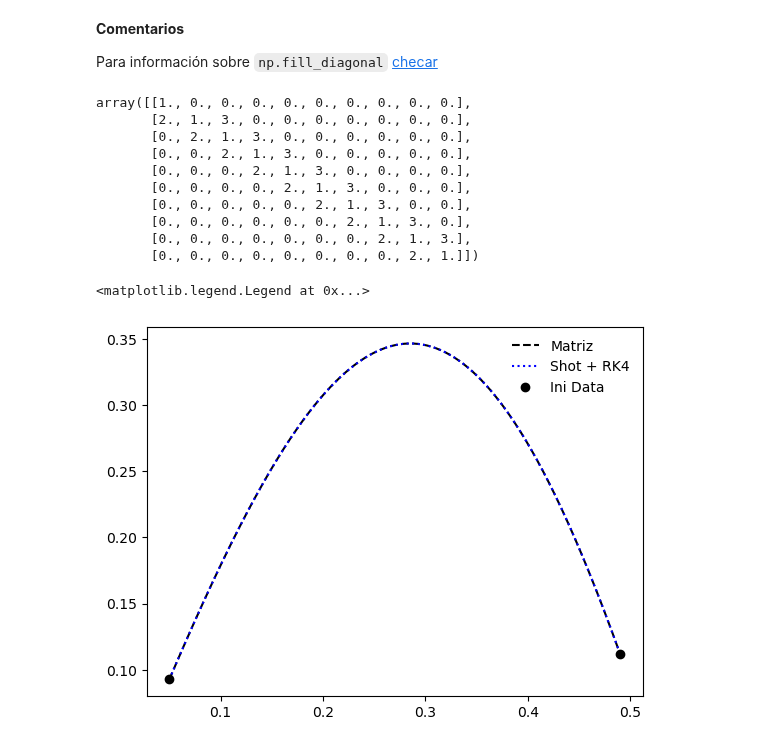
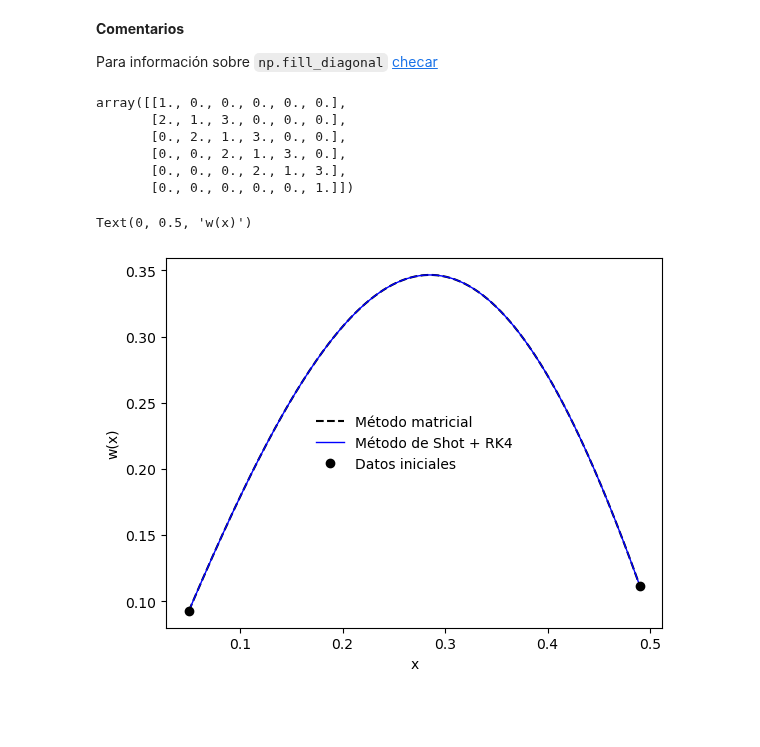
Before and after one commit to Mandy8808/Metodos_Numericos_2024, a Jupyter notebook: Lectures/Primer_Bloque/Lecture_part6.ipynb, the cells around one changed output. Cells and saved outputs as stored; diff of their text form; code cells hidden in the pictures; blank space fills up the shorter version.

```diff
--- a/Lectures/Primer_Bloque/Lecture_part6.ipynb
+++ b/Lectures/Primer_Bloque/Lecture_part6.ipynb
@@ -564,5 +563,6 @@ yf = 0.4049995541328063
 x0, xf = 0, 25
 npt = 200
 datos = [sig, y0, yf, x0, xf, npt]
-shooting(fs, datos, arg=[a, b, c, d], inter=[0, 20], Nit=1000, Ndiv=100, eps=1e-08)
+derVal = shooting(fs, datos, arg=[a, b, c, d], inter=[0, 20], Nit=1000, Ndiv=100, eps=1e-08)  #[10, 22]
+derVal
 # %% [output]
@@ -569,0 +574,13 @@ shooting(fs, datos, arg=[a, b, c, d], inter=[0, 20], Nit=1000, Ndiv=100, eps=1e-
+# %%
+# Como se aprecia hay mas de una posible solución para obtener el valor y[b]
+# lo anterior ocurre pq el sistema es no lineal.
+# Comparemos nuestro resultado anterior con alguna de las condiciones iniciales encontradas
+y0, y1 = 10, derVal[3]
+y0v = [y0, y1]
+
+t0, tf = 0, 25
+npt = 200
+data = [y0v, t0, tf, npt]
+
+a, b, c, d = 1.2, 0.08, 0.5, 0.2
+x, y = RK4Met(fs, data, arg=[a, b, c, d])  # recordar que y[j, :] donde j es presas, depredador
@@ -625,4 +663,5 @@ $$
 # %%
+# implementación
 def matriz(data, info=False):
     a, b, b0, bf, npt = data
     h = (b-a)/(npt-1)
@@ -637,8 +676,8 @@ def matriz(data, info=False):
     # Creando la matriz de dimensión n x n
     A = np.zeros((npt, npt))
     np.fill_diagonal(A[:, :], betaj)  # recordar que no incluye el x_0
-    np.fill_diagonal(A[1:-1, :], alphaj)  # recordar que no incluye el x_0
-    np.fill_diagonal(A[1:, 2:], gamma)  # recordar que no incluye el x_0
+    np.fill_diagonal(A[1:-1, :], alphaj[1:])  # recordar que no incluye el x_0
+    np.fill_diagonal(A[1:, 2:], gamma[1:])  # recordar que no incluye el x_0
     A[0, 0] = 1
     A[-1,-1] = 1
 
@@ -648,6 +687,8 @@ def matriz(data, info=False):
     bs[-1] = bf
 
     if info:
+        print(alphaj[1], betaj[1], gamma[1])
+        print(alphaj[-2], betaj[-2], gamma[-2])
         print(A)
 
     return A, bs, xi
@@ -667,25 +713,20 @@ plt.plot(xi, W)
 
 Para información sobre `np.fill_diagonal` [checar](https://numpy.org/doc/stable/reference/generated/numpy.fill_diagonal.html)
 # %%
-# Ejemplo:
-
-n = 10
+# Ejemplo de funcionamiento de fill_diagonal:
+n = 6
 A = np.zeros((n, n))
 
 np.fill_diagonal(A[:, :], 1)
-np.fill_diagonal(A[1:, :], 2)
+np.fill_diagonal(A[1:-1, :], 2)
 np.fill_diagonal(A[1:, 2:], 3)
 
 A
 # %% [output]
-array([[1., 0., 0., 0., 0., 0., 0., 0., 0., 0.],
-       [2., 1., 3., 0., 0., 0., 0., 0., 0., 0.],
-       [0., 2., 1., 3., 0., 0., 0., 0., 0., 0.],
-       [0., 0., 2., 1., 3., 0., 0., 0., 0., 0.],
-       [0., 0., 0., 2., 1., 3., 0., 0., 0., 0.],
-       [0., 0., 0., 0., 2., 1., 3., 0., 0., 0.],
-       [0., 0., 0., 0., 0., 2., 1., 3., 0., 0.],
-       [0., 0., 0., 0., 0., 0., 2., 1., 3., 0.],
-       [0., 0., 0., 0., 0., 0., 0., 2., 1., 3.],
-       [0., 0., 0., 0., 0., 0., 0., 0., 2., 1.]])
+array([[1., 0., 0., 0., 0., 0.],
+       [2., 1., 3., 0., 0., 0.],
+       [0., 2., 1., 3., 0., 0.],
+       [0., 0., 2., 1., 3., 0.],
+       [0., 0., 0., 2., 1., 3.],
+       [0., 0., 0., 0., 0., 1.]])
 # %%
@@ -705,14 +745,18 @@ wP0 = shooting(fs, datos, inter=[0, 20], Nit=1000, Ndiv=100, eps=1e-08)
 # %%
 # resolviendo RK4
-y0v = [b0, wP0]
+y0v = [b0, wP0[0]]
 data = [y0v, a, b, npt]
 
 x, y = RK4Met(fs, data)
 # %%
-plt.plot(xi, W, '--k', label='Matriz')
-plt.plot(x, y[:,0], 'b:', label='Shot + RK4')
-plt.plot([a, b], [b0, bf], 'ko', label='Ini Data')
+# Graficando el resultado obtenido usando ambs metodologías
+
+plt.plot(xi, W, '--k', label=r'Método matricial')
+plt.plot(x, y[:,0], 'b-', lw=1, label=r'Método de Shot + RK4')
+plt.plot([a, b], [b0, bf], 'ko', label=r'Datos iniciales')
 plt.legend(frameon=False)
+plt.xlabel(r'x')
+plt.ylabel(r'w(x)')
 # %% [output]
-<matplotlib.legend.Legend at 0x...>
+Text(0, 0.5, 'w(x)')
-[figure, old version]
+[figure, new version]
```
Also changed, not shown: parts of 8 cells of this notebook.
